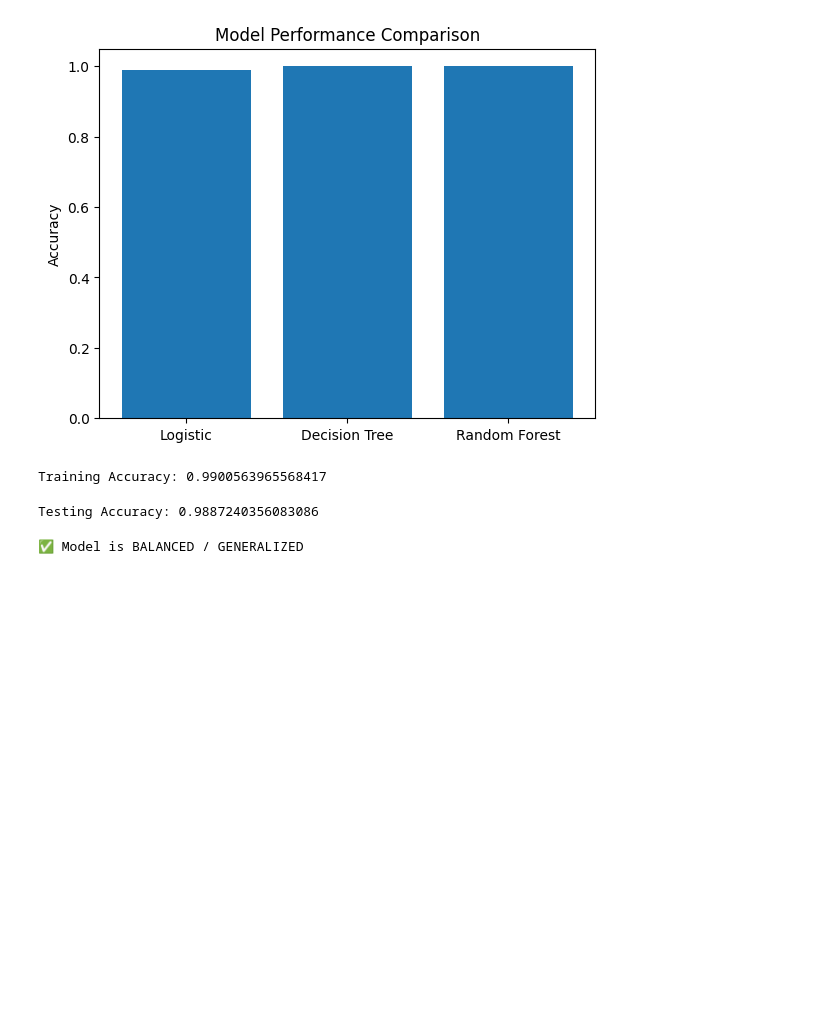
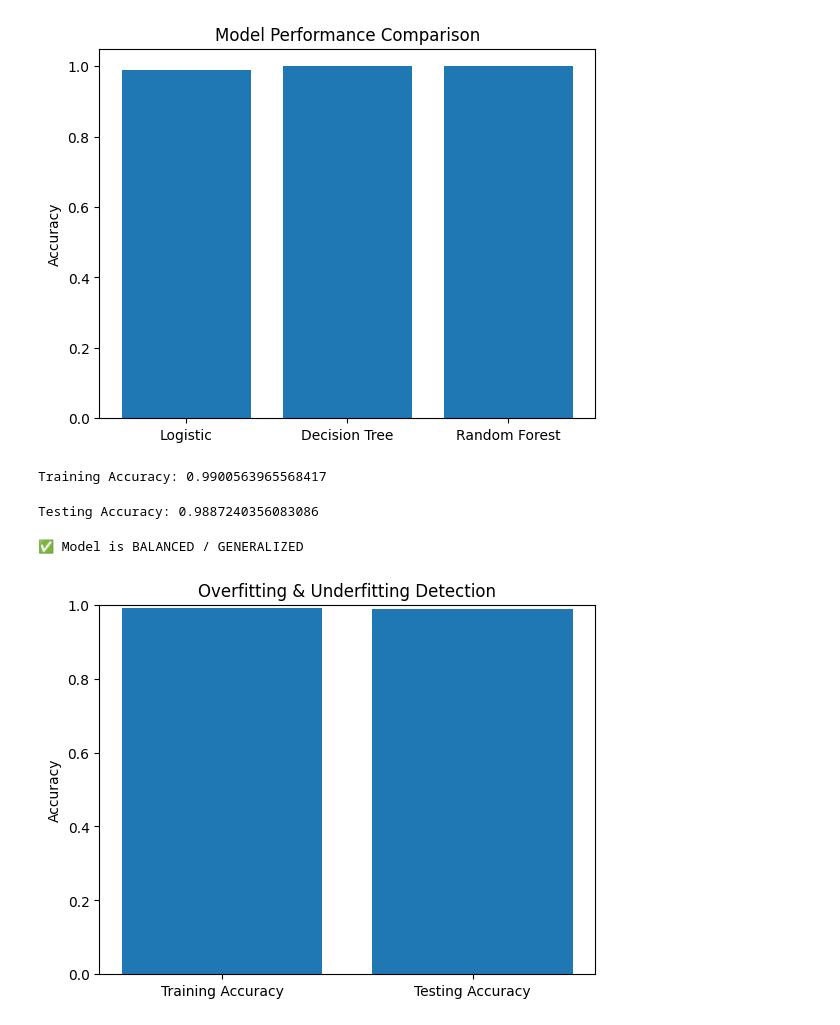
Before and after one commit to touhid0503/job2_practise, a Jupyter notebook: job2.ipynb, the cells around one changed output. Saved outputs shown, nothing was run; the diff lists cells and outputs as text; code cells hidden in the pictures; blank space fills up the shorter version.

Commit message:
Overfitting / Underfitting Detection Diagram

```diff
--- a/job2.ipynb
+++ b/job2.ipynb
@@ -493,3 +493,11 @@ else:
     print("✅ Model is BALANCED / GENERALIZED")
 # %% [output]
 ✅ Model is BALANCED / GENERALIZED
+# %%
+plt.bar(["Training Accuracy", "Testing Accuracy"], [train_acc, test_acc])
+plt.ylim(0, 1)
+plt.title("Overfitting & Underfitting Detection")
+plt.ylabel("Accuracy")
+plt.show()
+# %% [output]
+[figure, added]
```
